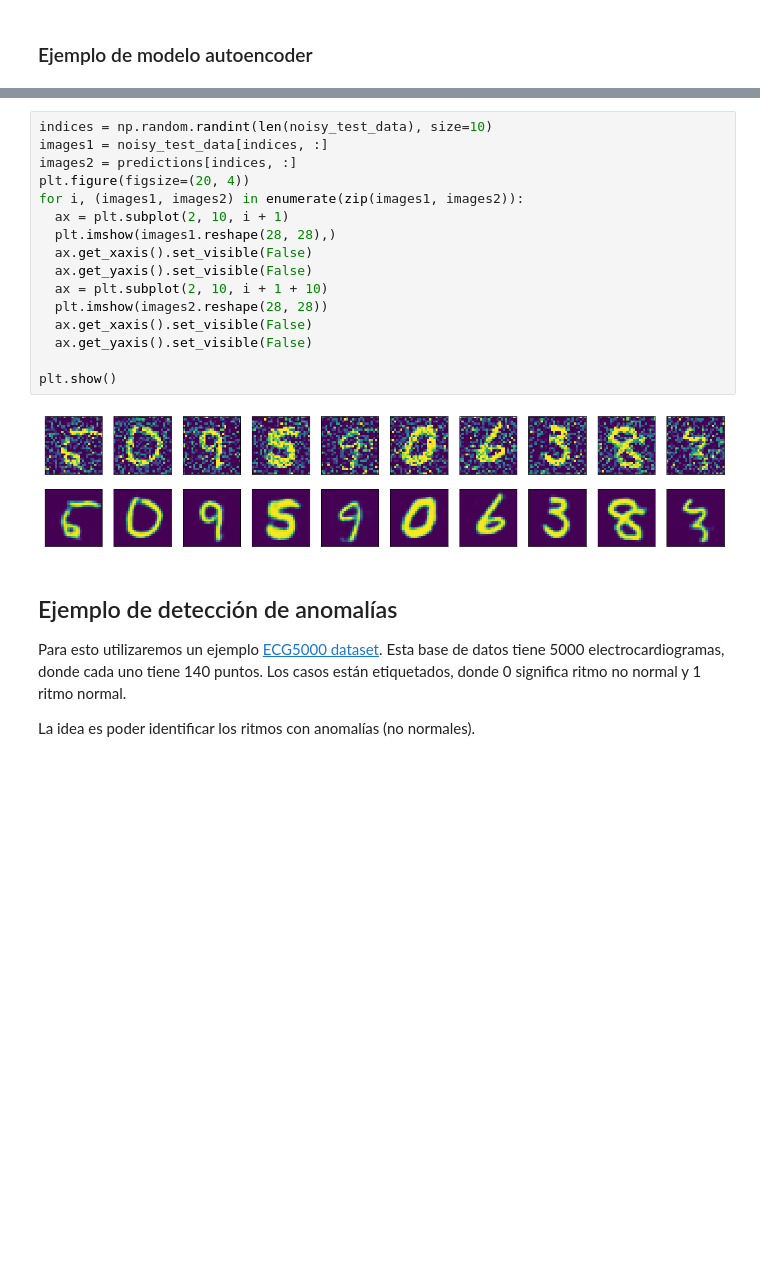
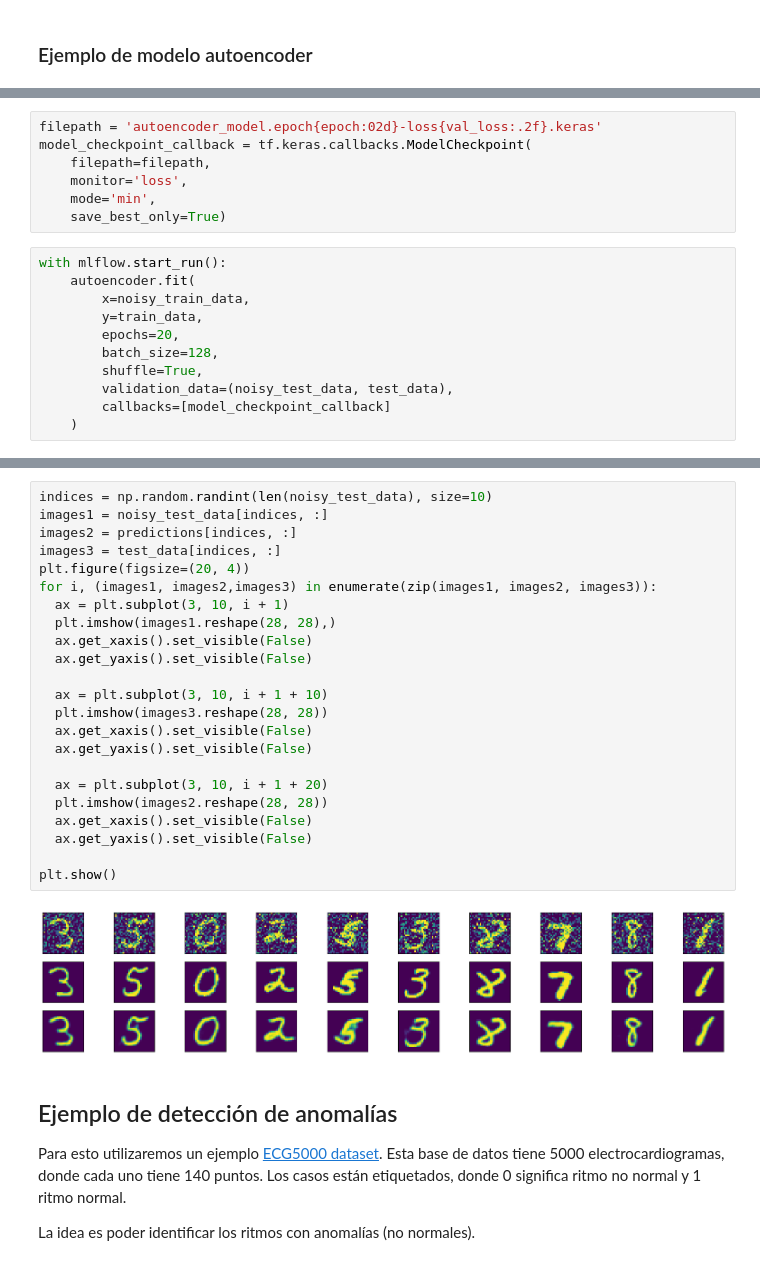
Before and after one commit to ibonetc/AI_Deep-Learning, a Jupyter notebook: IA_DL_Autoencoder.ipynb, the cells around one changed output, grey strips where cells are left out. Drawn from its saved outputs; the diff is of its cells as text; blank space fills up the shorter version.

```diff
--- a/IA_DL_Autoencoder.ipynb
+++ b/IA_DL_Autoencoder.ipynb
@@ -164,0 +166,18 @@ tf.keras.utils.plot_model(autoencoder,show_shapes=True,show_layer_names=True)
+# %%
+filepath = 'autoencoder_model.epoch{epoch:02d}-loss{val_loss:.2f}.keras'
+model_checkpoint_callback = tf.keras.callbacks.ModelCheckpoint(
+    filepath=filepath,
+    monitor='loss',
+    mode='min',
+    save_best_only=True)
+# %%
+with mlflow.start_run():
+    autoencoder.fit(
+        x=noisy_train_data,
+        y=train_data,
+        epochs=20,
+        batch_size=128,
+        shuffle=True,
+        validation_data=(noisy_test_data, test_data),
+        callbacks=[model_checkpoint_callback]
+    )
@@ -195,21 +268,28 @@ predictions = autoencoder.predict(noisy_test_data)
 # %%
 indices = np.random.randint(len(noisy_test_data), size=10)
 images1 = noisy_test_data[indices, :]
 images2 = predictions[indices, :]
+images3 = test_data[indices, :]
 plt.figure(figsize=(20, 4))
-for i, (images1, images2) in enumerate(zip(images1, images2)):
-  ax = plt.subplot(2, 10, i + 1)
+for i, (images1, images2,images3) in enumerate(zip(images1, images2, images3)):
+  ax = plt.subplot(3, 10, i + 1)
   plt.imshow(images1.reshape(28, 28),)
   ax.get_xaxis().set_visible(False)
   ax.get_yaxis().set_visible(False)
-  ax = plt.subplot(2, 10, i + 1 + 10)
+
+  ax = plt.subplot(3, 10, i + 1 + 10)
+  plt.imshow(images3.reshape(28, 28))
+  ax.get_xaxis().set_visible(False)
+  ax.get_yaxis().set_visible(False)
+
+  ax = plt.subplot(3, 10, i + 1 + 20)
   plt.imshow(images2.reshape(28, 28))
   ax.get_xaxis().set_visible(False)
   ax.get_yaxis().set_visible(False)
 
 plt.show()
 # %% [output]
-[figure, old version]
+[figure, new version]
 # %% [markdown]
 ## Ejemplo de detección de anomalías
 
```
Also changed, not shown: parts of 40 cells of this notebook.
